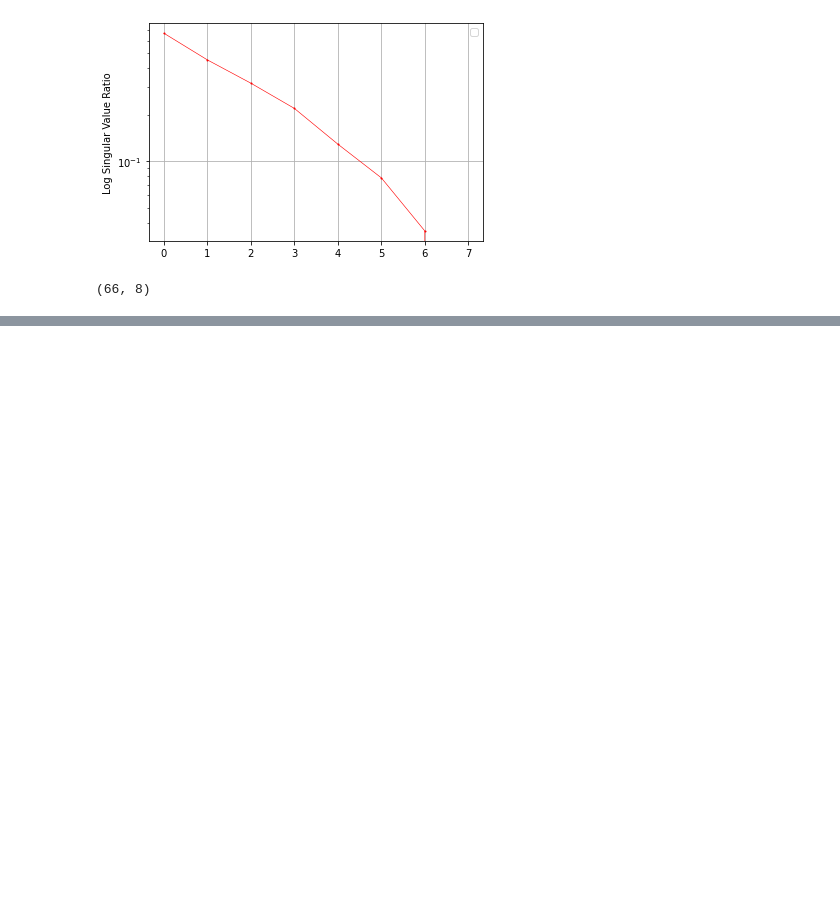
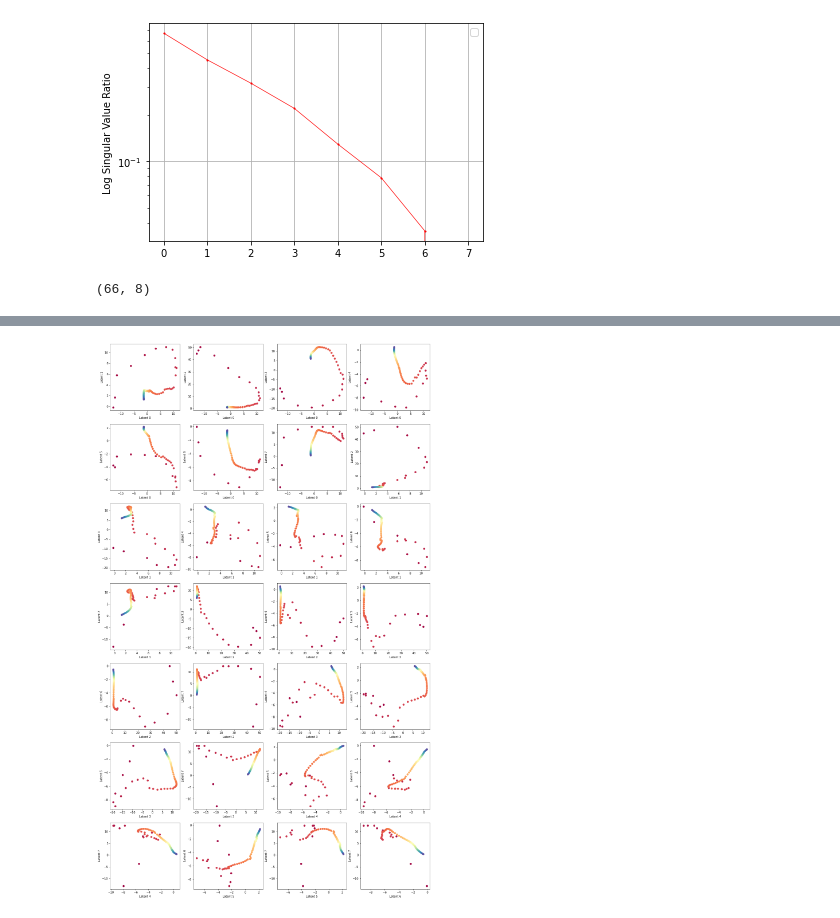
Before and after one commit to ViskaWei/AE, a Jupyter notebook: nb/FT_ae.ipynb, the cells around one changed output, grey strips where cells are left out. Cells and saved outputs as stored; diff of their text form; code cells hidden in the pictures; blank space fills up the shorter version.

```diff
--- a/nb/FT_ae.ipynb
+++ b/nb/FT_ae.ipynb
@@ -198,0 +234,13 @@ plt.plot()
+# %%
+f, axs = plt.subplots(7,4, figsize=(20,7*5))
+axss = axs.flatten()
+k = 0
+for i in range(8):
+    for j in range(i+1, 8):
+        plot_traj(en1d, i, j, T_eff, ax=axss[k])
+        k =k + 1
+# plt.colorbar(cax=pp)
+# print(k)
+plt.savefig("TeffTraject.png", facecolor='w')
+# %% [output]
+[figure, added]
```
Also changed, not shown: parts of 11 cells of this notebook, 6 other files.
